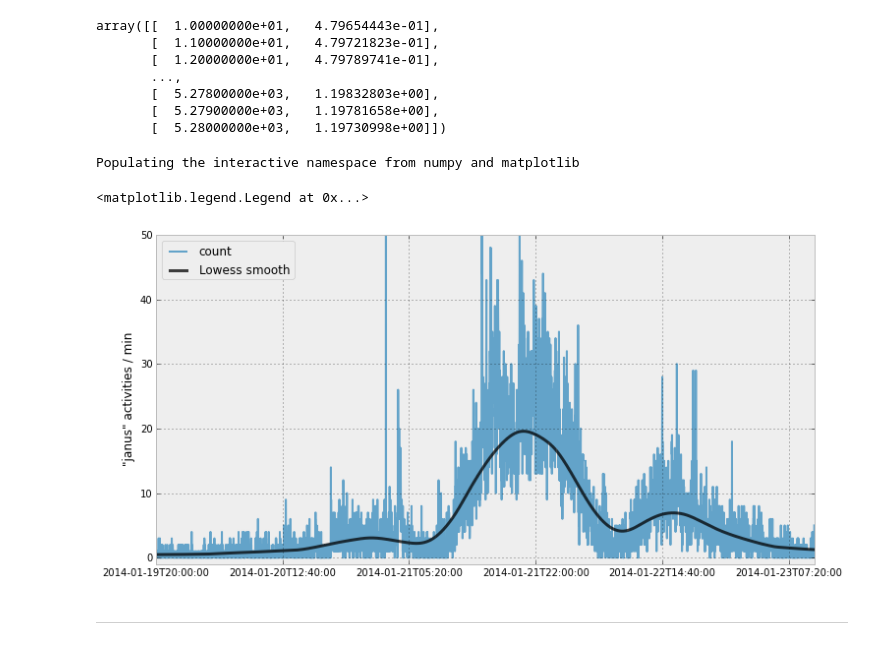
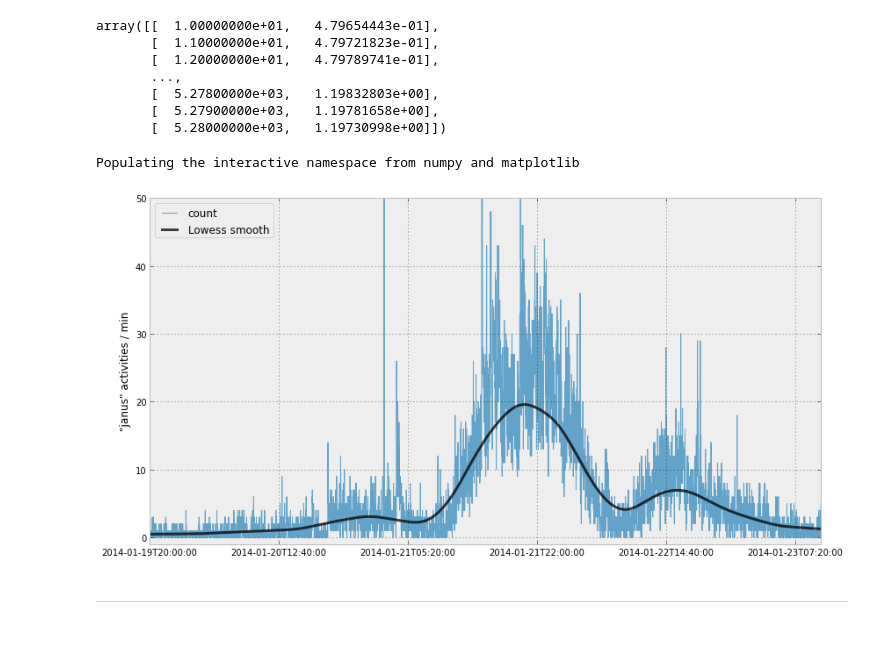
Before and after one commit to jrmontag/AnalyzeBoulder-SocialPulse, a Jupyter notebook: data/AB_social-pulse.ipynb, the cells around one changed output. Drawn from its saved outputs; the diff is of its cells as text; code cells hidden in the pictures.

```diff
--- a/data/AB_social-pulse.ipynb
+++ b/data/AB_social-pulse.ipynb
@@ -17,6 +17,7 @@ import json
 # prettier graphs, thanks to @Cmrn_DP
 s = json.load( open("./bmh_matplotlibrc.json") )
 matplotlib.rcParams.update(s)
+matplotlib.rcParams.update({'figure.autolayout': True})
 # %% [markdown]
 ## Twitter & Tumblr firehose volume
 # %%
@@ -146,42 +153,47 @@ array([[  1.00000000e+01,   4.79654443e-01],
 
 # start with the data plot
 ax = janus.plot(style='-'
-                , markersize=10
+                , markersize=1
+                , linewidth=1
                 , alpha=0.75
                 , figsize=(12,6)
                 , ylim=[-1,50]
                 , xlim=[0,5200]
                 , legend=False
                 , label="'janus' activities (per min)"
                 )
 
 # apparently the 'label' kwarg above doesn't do what I'd like,
 #    so reach all the way in to the axis object and set it
 ax.set_ylabel('"janus" activities / min')
 
 # this is a little sneaky. I wasn't able to get the lowess smooth
 #    to place nice with datetime objects (or a pandas datetimeindex)
 #    so I let it fit with the monotonic index (which you can also
 #    use to plot). then, having chosen a plot layout, i know which
 #    tick labels (ie indexes) are being shown on the major ticks.
 #    we can then swap the integer indexes for the corresponding
 #    datetime string in that row.
 sneaky_labels = [ janus.ix[i]["datetime"] for i in range(0,6000,1000) ]
 ax.set_xticklabels(labels=sneaky_labels)
 
 plt.plot(lowess_line[:,0], lowess_line[:, 1]
          , '-'
          , lw = 3
          , alpha = 0.75
          , color = 'black'
          , label = "Lowess smooth"
          )
 
 plt.legend(loc = "upper left")
+
+# update the presentation figure
+plt.savefig('../presentation/images/janus-smooth.png'
+            #, pad_inches=0.5
+            )
 # %% [output]
 Populating the interactive namespace from numpy and matplotlib
-<matplotlib.legend.Legend at 0x...>
-[figure, old version]
+[figure, new version]
 # %% [markdown]
 ---
 # %%
```
Also changed, not shown: parts of 4 cells of this notebook.
